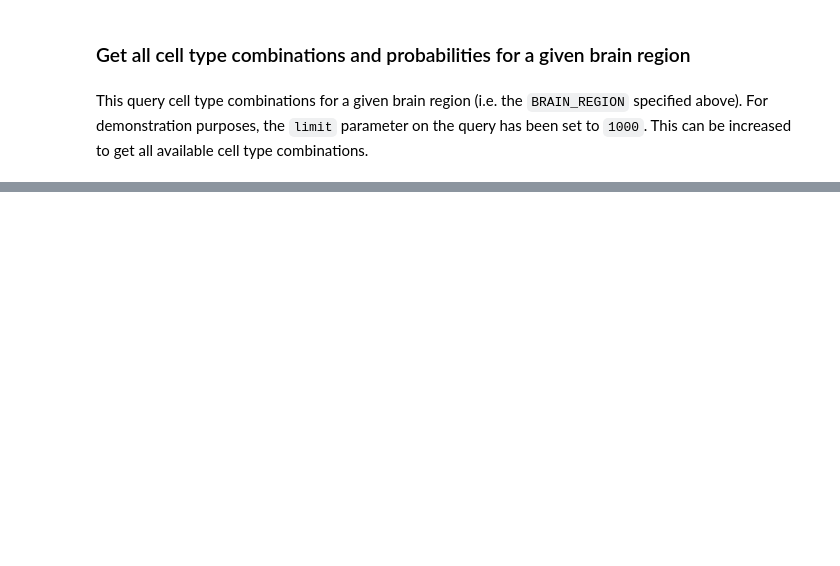
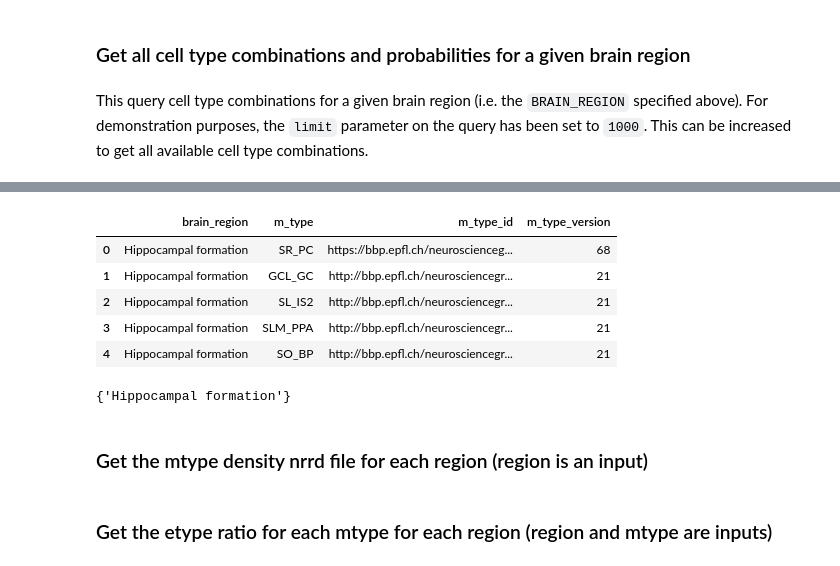
Before and after one commit to BlueBrain/brain-modeling-ontology, a Jupyter notebook: examples/notebooks/Query Cell Types Ontology.ipynb, the cells around one changed output, grey strips where cells are left out. Saved outputs shown, nothing was run; the diff lists cells and outputs as text; code cells hidden in the pictures; blank space fills up the shorter version.

```diff
--- a/examples/notebooks/Query Cell Types Ontology.ipynb
+++ b/examples/notebooks/Query Cell Types Ontology.ipynb
@@ -298,0 +546,35 @@ df.head()
+# %%
+query = f"""
+
+SELECT ?m_type ?m_type_id ?m_type_version ?brain_region
+
+WHERE {{
+        ?m_type_id label ?m_type ;
+            _rev ?m_type_version ;
+            subClassOf* MType ;
+            hasSomaLocatedIn ?brain_region_id .
+
+        ?brain_region_id label ?brain_region ;
+            hasPart* <{brain_region}> ;
+            _rev ?brain_region_version .
+}}
+"""
+# %%
+resources = forge.sparql(query, limit=1000)
+# %%
+df = forge.as_dataframe(resources)
+# %%
+df.head()
+# %% [output]
+|  | brain_region | m_type | m_type_id | m_type_version |
+| 0 | Hippocampal formation | SR_PC | https://bbp.epfl.ch/neuroscienceg... | 68 |
+| 1 | Hippocampal formation | GCL_GC | http://bbp.epfl.ch/neurosciencegr... | 21 |
+| 2 | Hippocampal formation | SL_IS2 | http://bbp.epfl.ch/neurosciencegr... | 21 |
+| 3 | Hippocampal formation | SLM_PPA | http://bbp.epfl.ch/neurosciencegr... | 21 |
+| 4 | Hippocampal formation | SO_BP | http://bbp.epfl.ch/neurosciencegr... | 21 |
+# %%
+set(df.brain_region)
+# %% [output]
+{'Hippocampal formation'}
+# %% [markdown]
+### Get the mtype density nrrd file for each region (region is an input)
@@ -298,0 +583,2 @@ df.head()
+# %% [markdown]
+### Get the etype ratio for each mtype for each region (region and mtype are inputs)
```
Also changed, not shown: parts of 67 cells of this notebook.
